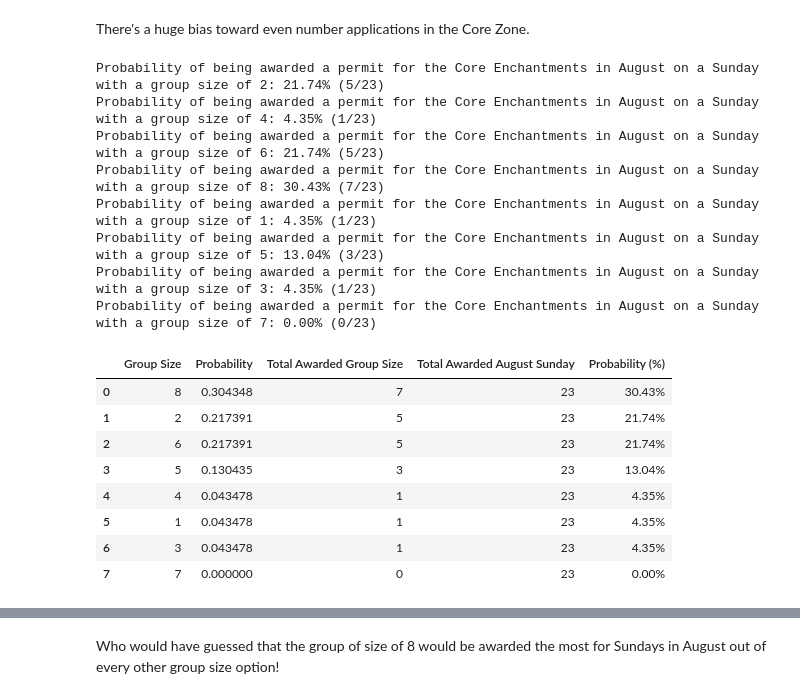
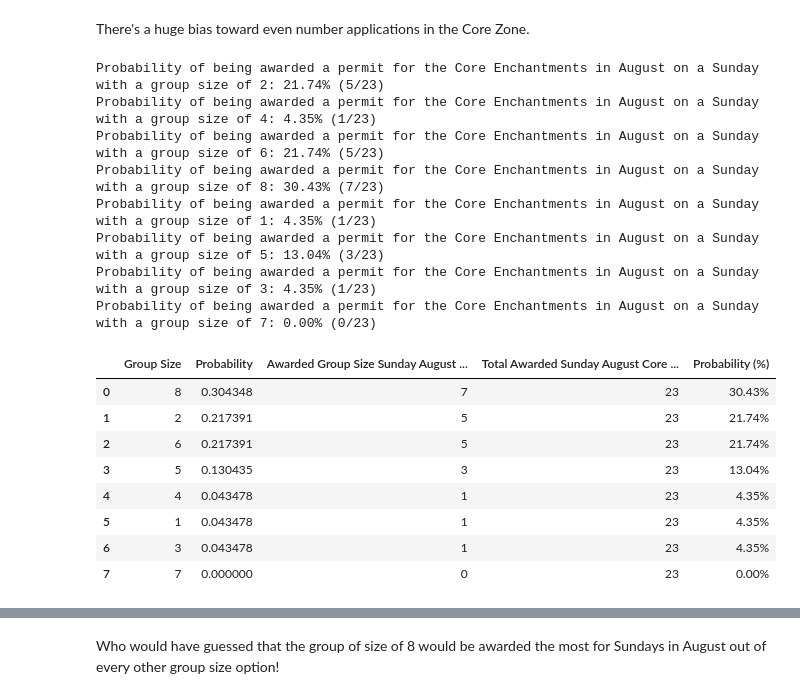
Before and after one commit to jarrett-retz-tech-services/enchantments_lottery, a Jupyter notebook: analysis.ipynb, the cells around one changed output, grey strips where cells are left out. Drawn from its saved outputs; the diff is of its cells as text; code cells hidden in the pictures.

```diff
--- a/analysis.ipynb
+++ b/analysis.ipynb
@@ -1183,36 +1349,36 @@ for group in group_sizes:
 
     prob_split_core_zone_august_sunday_group_size.append(
         [
             group,
             prob_split_core_zone_august_sunday_awarded,
             total_split_core_zone_august_sunday_group_awarded,
             total_split_core_zone_august_sunday_awarded,
         ]
     )
 
 # Create dataframe from list
 df_prob_split_core_zone_august_sunday_group_size = zone_probabilities_to_crosstab(
     prob_split_core_zone_august_sunday_group_size,
     [
         "Group Size",
         "Probability",
-        "Total Awarded Group Size",
-        "Total Awarded August Sunday",
+        "Awarded Group Size Sunday August Core Zone",
+        "Total Awarded Sunday August Core Zone",
     ],
 )
 
 # Show crosstab of the new dataframe
 df_prob_split_core_zone_august_sunday_group_size
 # %% [output]
 Probability of being awarded a permit for the Core Enchantments in August on a Sunday with a group size of 2: 21.74% (5/23)
 Probability of being awarded a permit for the Core Enchantments in August on a Sunday with a group size of 4: 4.35% (1/23)
 Probability of being awarded a permit for the Core Enchantments in August on a Sunday with a group size of 6: 21.74% (5/23)
 Probability of being awarded a permit for the Core Enchantments in August on a Sunday with a group size of 8: 30.43% (7/23)
 Probability of being awarded a permit for the Core Enchantments in August on a Sunday with a group size of 1: 4.35% (1/23)
 Probability of being awarded a permit for the Core Enchantments in August on a Sunday with a group size of 5: 13.04% (3/23)
 Probability of being awarded a permit for the Core Enchantments in August on a Sunday with a group size of 3: 4.35% (1/23)
 Probability of being awarded a permit for the Core Enchantments in August on a Sunday with a group size of 7: 0.00% (0/23)
-|  | Group Size | Probability | Total Awarded Group Size | Total Awarded August Sunday | Probability (%) |
+|  | Group Size | Probability | Awarded Group Size Sunday August ... | Total Awarded Sunday August Core ... | Probability (%) |
 | 0 | 8 | 0.304348 | 7 | 23 | 30.43% |
 | 1 | 2 | 0.217391 | 5 | 23 | 21.74% |
 | 2 | 6 | 0.217391 | 5 | 23 | 21.74% |
```
Also changed, not shown: parts of 14 cells of this notebook.
